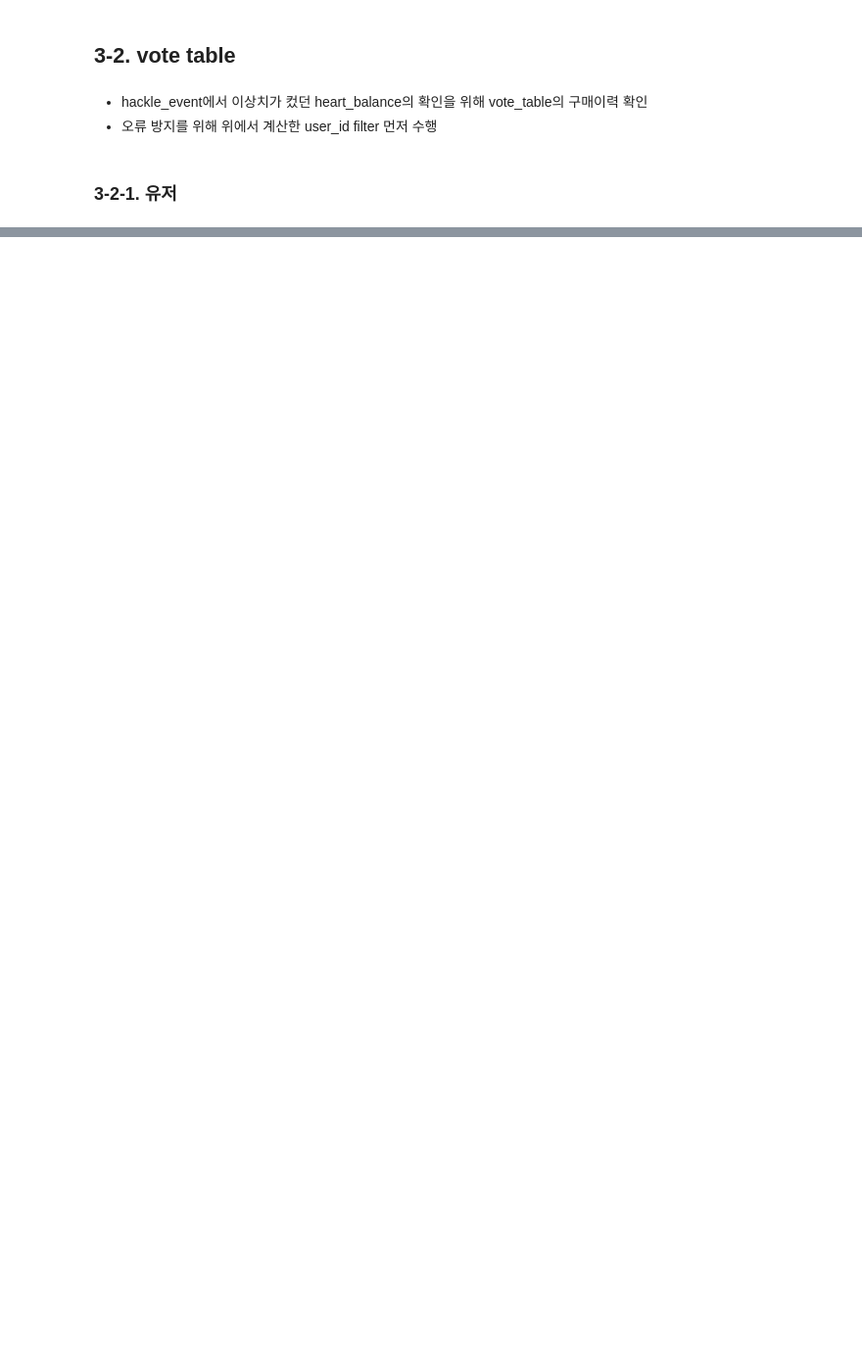
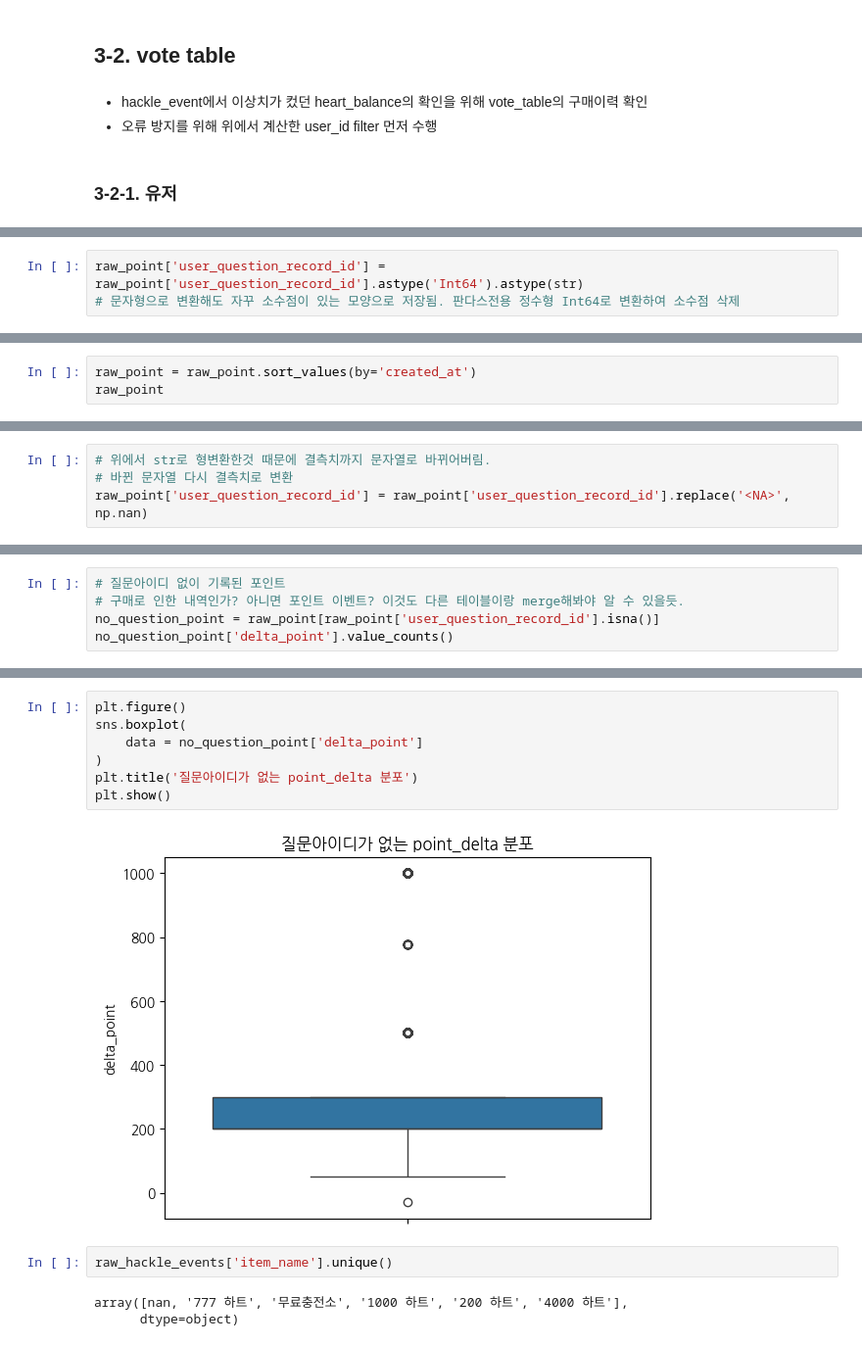
Before and after one commit to EtheriumArchive/Codeit_project, a Jupyter notebook: eda_damyeon_v2.ipynb, the cells around one changed output, grey strips where cells are left out. Shown at 98% size. Cells and saved outputs as stored; diff of their text form; blank space fills up the shorter version.

```diff
--- a/eda_damyeon_v2.ipynb
+++ b/eda_damyeon_v2.ipynb
@@ -552,0 +795,3 @@ memory usage: 82.7+ MB
+# %%
+raw_point['user_question_record_id'] = raw_point['user_question_record_id'].astype('Int64').astype(str)
+# 문자형으로 변환해도 자꾸 소수점이 있는 모양으로 저장됨. 판다스전용 정수형 Int64로 변환하여 소수점 삭제
@@ -552,0 +812,3 @@ memory usage: 82.7+ MB
+# %%
+raw_point = raw_point.sort_values(by='created_at')
+raw_point
@@ -552,0 +880,4 @@ memory usage: 82.7+ MB
+# %%
+# 위에서 str로 형변환한것 때문에 결측치까지 문자열로 바뀌어버림.
+# 바뀐 문자열 다시 결측치로 변환
+raw_point['user_question_record_id'] = raw_point['user_question_record_id'].replace('<NA>', np.nan)
@@ -552,0 +888,5 @@ memory usage: 82.7+ MB
+# %%
+# 질문아이디 없이 기록된 포인트
+# 구매로 인한 내역인가? 아니면 포인트 이벤트? 이것도 다른 테이블이랑 merge해봐야 알 수 있을듯.
+no_question_point = raw_point[raw_point['user_question_record_id'].isna()]
+no_question_point['delta_point'].value_counts()
@@ -552,0 +911,14 @@ memory usage: 82.7+ MB
+# %%
+plt.figure()
+sns.boxplot(
+    data = no_question_point['delta_point']
+)
+plt.title('질문아이디가 없는 point_delta 분포')
+plt.show()
+# %% [output]
+[figure, added]
+# %%
+raw_hackle_events['item_name'].unique()
+# %% [output]
+array([nan, '777 하트', '무료충전소', '1000 하트', '200 하트', '4000 하트'],
+      dtype=object)
```
Also changed, not shown: parts of 46 cells of this notebook.
